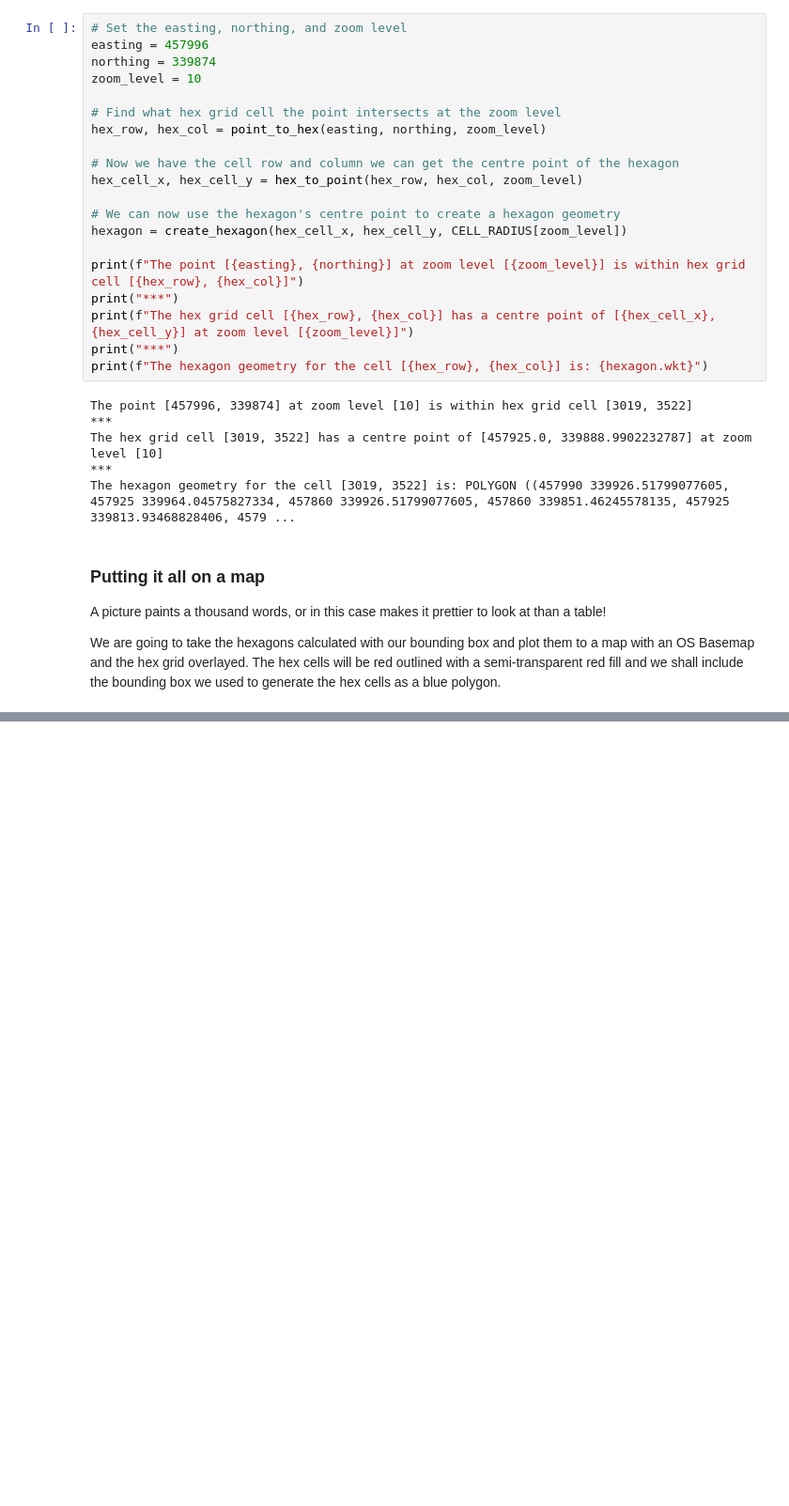
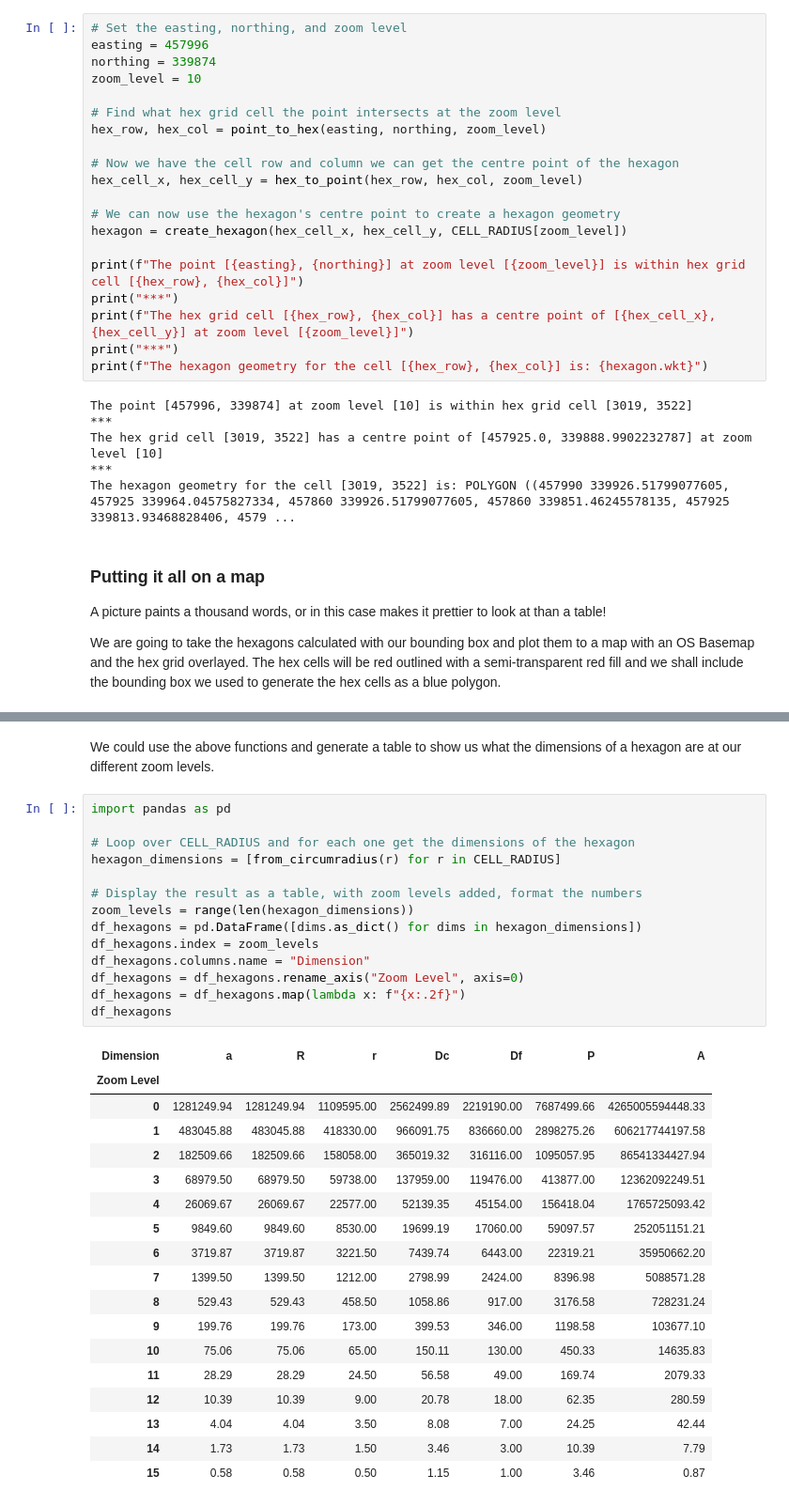
Before and after one commit to national-underground-asset-register/osgb-hexgrid, a Jupyter notebook: n3gb-demonstration.ipynb, the cells around one changed output, grey strips where cells are left out. Shown at 94% size. Drawn from its saved outputs; the diff is of its cells as text; blank space fills up the shorter version.

```diff
--- a/n3gb-demonstration.ipynb
+++ b/n3gb-demonstration.ipynb
@@ -305,0 +473,35 @@ plt.show()
+# %% [markdown]
+We could use the above functions and generate a table to show us what the dimensions of a hexagon are at our different zoom levels.
+# %%
+import pandas as pd
+
+# Loop over CELL_RADIUS and for each one get the dimensions of the hexagon
+hexagon_dimensions = [from_circumradius(r) for r in CELL_RADIUS]
+
+# Display the result as a table, with zoom levels added, format the numbers
+zoom_levels = range(len(hexagon_dimensions))
+df_hexagons = pd.DataFrame([dims.as_dict() for dims in hexagon_dimensions])
+df_hexagons.index = zoom_levels
+df_hexagons.columns.name = "Dimension"
+df_hexagons = df_hexagons.rename_axis("Zoom Level", axis=0)
+df_hexagons = df_hexagons.map(lambda x: f"{x:.2f}")
+df_hexagons
+# %% [output]
+| Dimension | a | R | r | Dc | Df | P | A |
+| Zoom Level |  |  |  |  |  |  |  |
+| 0 | 1281249.94 | 1281249.94 | 1109595.00 | 2562499.89 | 2219190.00 | 7687499.66 | 4265005594448.33 |
+| 1 | 483045.88 | 483045.88 | 418330.00 | 966091.75 | 836660.00 | 2898275.26 | 606217744197.58 |
+| 2 | 182509.66 | 182509.66 | 158058.00 | 365019.32 | 316116.00 | 1095057.95 | 86541334427.94 |
+| 3 | 68979.50 | 68979.50 | 59738.00 | 137959.00 | 119476.00 | 413877.00 | 12362092249.51 |
+| 4 | 26069.67 | 26069.67 | 22577.00 | 52139.35 | 45154.00 | 156418.04 | 1765725093.42 |
+| 5 | 9849.60 | 9849.60 | 8530.00 | 19699.19 | 17060.00 | 59097.57 | 252051151.21 |
+| 6 | 3719.87 | 3719.87 | 3221.50 | 7439.74 | 6443.00 | 22319.21 | 35950662.20 |
+| 7 | 1399.50 | 1399.50 | 1212.00 | 2798.99 | 2424.00 | 8396.98 | 5088571.28 |
+| 8 | 529.43 | 529.43 | 458.50 | 1058.86 | 917.00 | 3176.58 | 728231.24 |
+| 9 | 199.76 | 199.76 | 173.00 | 399.53 | 346.00 | 1198.58 | 103677.10 |
+| 10 | 75.06 | 75.06 | 65.00 | 150.11 | 130.00 | 450.33 | 14635.83 |
+| 11 | 28.29 | 28.29 | 24.50 | 56.58 | 49.00 | 169.74 | 2079.33 |
+| 12 | 10.39 | 10.39 | 9.00 | 20.78 | 18.00 | 62.35 | 280.59 |
+| 13 | 4.04 | 4.04 | 3.50 | 8.08 | 7.00 | 24.25 | 42.44 |
+| 14 | 1.73 | 1.73 | 1.50 | 3.46 | 3.00 | 10.39 | 7.79 |
+| 15 | 0.58 | 0.58 | 0.50 | 1.15 | 1.00 | 3.46 | 0.87 |
```
Also changed, not shown: parts of 8 cells of this notebook, 2 other files.
